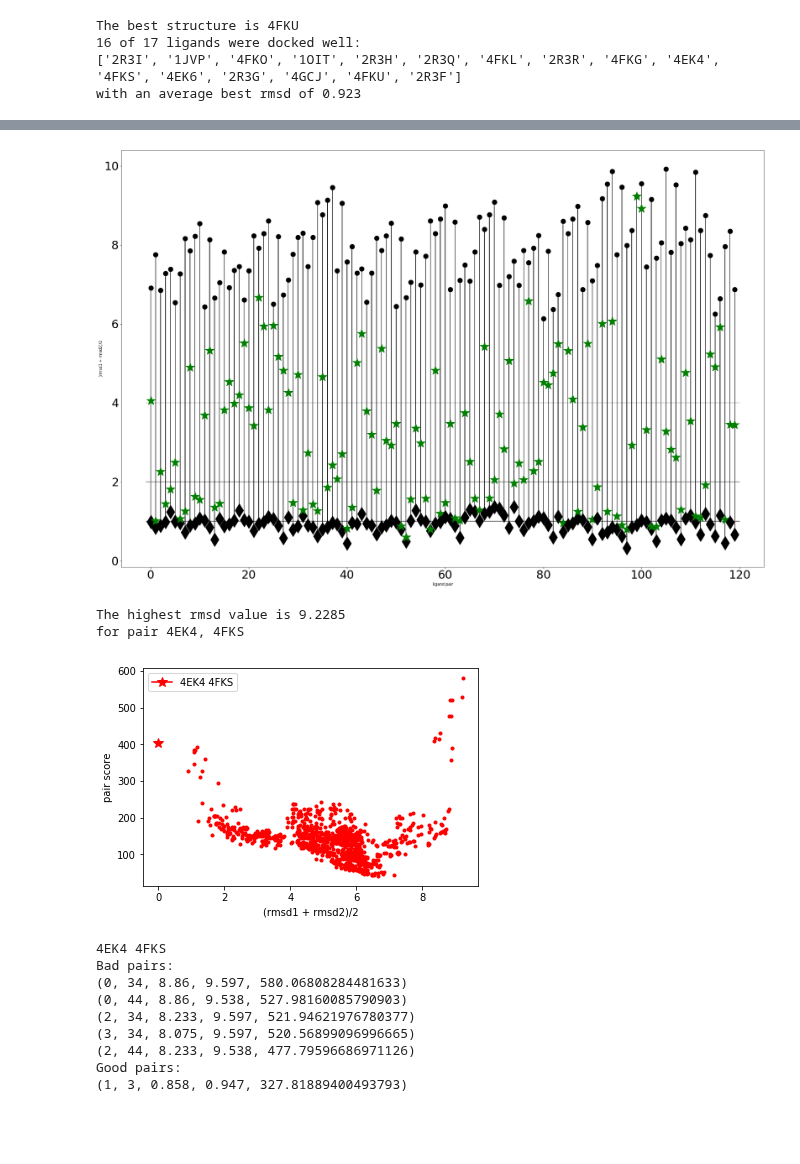
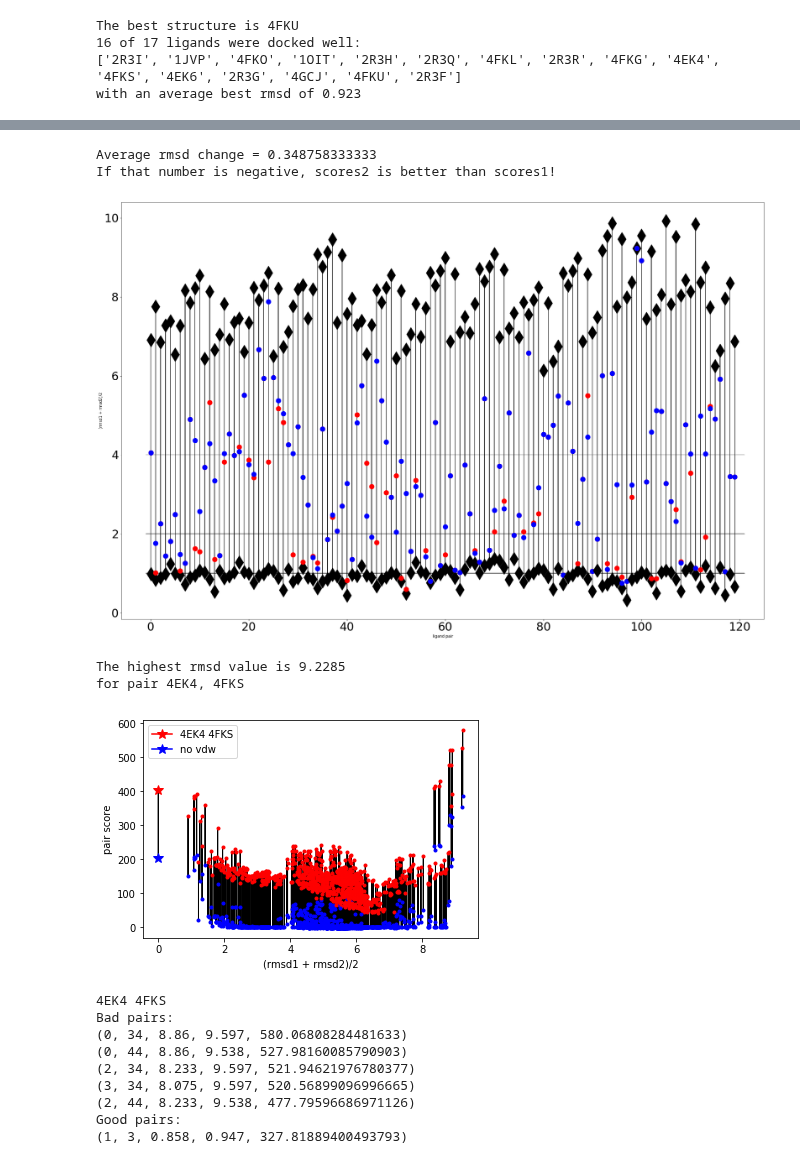
Before and after one commit to orangese/combind_multistruct_benchmarking, a Jupyter notebook: notebooks/main.ipynb, the cells around one changed output, grey strips where cells are left out. Drawn from its saved outputs; the diff is of its cells as text; code cells hidden in the pictures; blank space fills up the shorter version.

Commit message:
plotting tools done, notebook updated, and notebook server script fixed

```diff
--- a/notebooks/main.ipynb
+++ b/notebooks/main.ipynb
@@ -22,8 +22,8 @@ glide_dir = data_set_dir + 'glide/'
 crystal_fp_file = data_set_dir + 'structure_fingerprints/ifp.fp'
 docking_fp_dir = data_set_dir + 'docking_fingerprints/'
 
-#crystal_fp_file_no_angle = data_set_dir + 'structure_fingerprints_no_angle/ifp.fp'
-#docking_fp_dir_no_angle = data_set_dir + 'docking_fingerprints_no_angle/'
+crystal_fp_file2 = data_set_dir + 'structure_fingerprints2/ifp.fp'
+docking_fp_dir2 = data_set_dir + 'docking_fingerprints2/'
 # %%
 ## useful class specifications:
 # Ligand -- attributes: crystal (currently not used/none), poses (dict of pose_num:pose).
@@ -40,8 +40,8 @@ docking_fp_dir = data_set_dir + 'docking_fingerprints/'
 (crystals, glides) = load_data(
     data_set_dir, rmsd_file, ligands_dir, grids_dir, glide_dir, crystal_fp_file, docking_fp_dir)
 
-#(crystals_no_angle, glides_no_angle) = load_data(
-#    data_set_dir, rmsd_file, ligands_dir, grids_dir, glide_dir, crystal_fp_file_no_angle, docking_fp_dir_no_angle)
+(crystals2, glides2) = load_data(
+    data_set_dir, rmsd_file, ligands_dir, grids_dir, glide_dir, crystal_fp_file2, docking_fp_dir2)
 # %%
 ## STEP 2:
 ## visualize docking results
@@ -84,6 +84,8 @@ with an average best rmsd of 0.923
 
 # optional arguments: overlap (function) and weights (dictionary of interaction_index to weight)
 scores = Scores(glides, crystals, filtered_ligands, best_structure, max_num_poses)
+# %%
+scores2 = Scores(glides2, crystals2, filtered_ligands, best_structure, max_num_poses)
 # %%
 ## STEP 5:
 ## plot results
@@ -102,11 +105,13 @@ get_ipython().magic(u'matplotlib inline')
 a = matplotlib.rcParams['figure.figsize']
 matplotlib.rcParams['figure.figsize'] = (30.0, 20.0)
 
-pairs = show_results_for_all_ligand_pairs(scores, scores2=None)
+pairs = show_results_for_all_ligand_pairs(scores, lab='label1', scores2=scores2, lab2='label2')
 
 matplotlib.rcParams['figure.figsize'] = a
 # %% [output]
+Average rmsd change = 0.348758333333
+If that number is negative, scores2 is better than scores1!
-[figure, old version]
+[figure, new version]
 # %%
 ## STEP 7: find the worst pair
 #print pairs
@@ -121,11 +126,11 @@ for pair 4EK4, 4FKS
 # %%
 ## STEP 8: debug the worst pair
 
 get_ipython().magic(u'matplotlib inline')
 
-plot_all_poses(l1, l2, scores, l1 + ' ' + l2)#, scores2, label2)
+plot_all_poses(l1, l2, scores, l1 + ' ' + l2, scores2, 'no vdw')#, scores2, label2)
 # %% [output]
-[figure, old version]
+[figure, new version]
 # %%
 ## use this block to extract interesting pairs from the plot above
 
```
Also changed, not shown: parts of 1 cell of this notebook, 3 other files.
